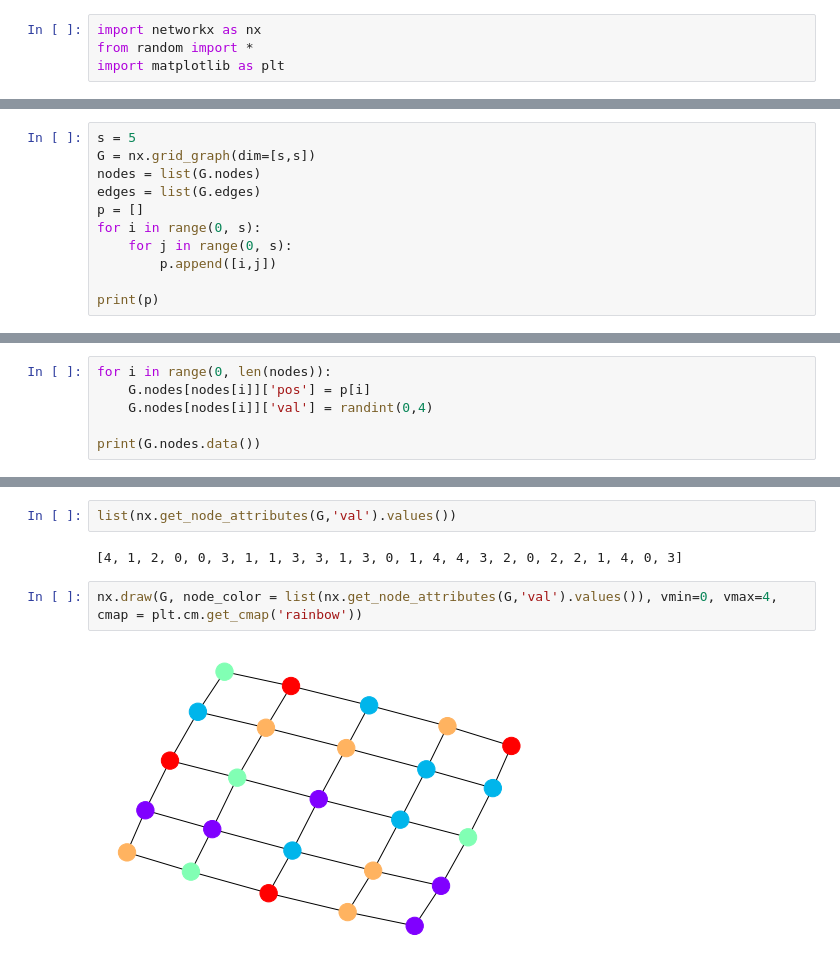
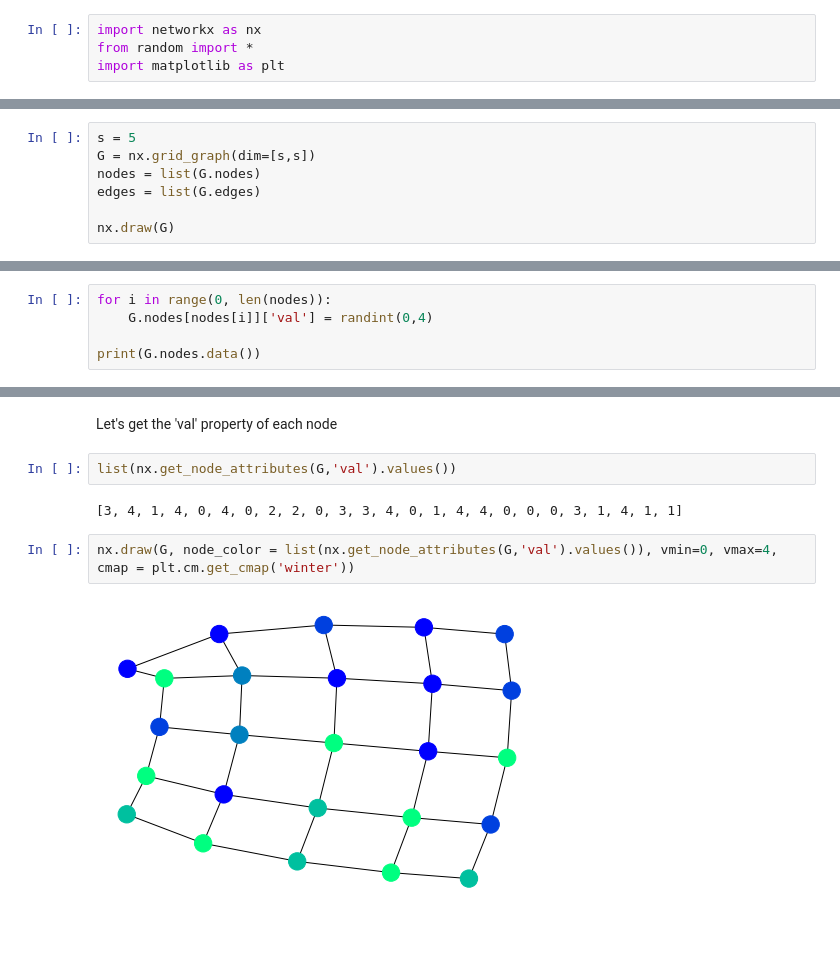
Before and after one commit to bertwagner/NetworkX-Twitter-Analysis, a Jupyter notebook: main.ipynb, the cells around one changed output, grey strips where cells are left out. Cells and saved outputs as stored; diff of their text form; blank space fills up the shorter version.

```diff
--- a/main.ipynb
+++ b/main.ipynb
@@ -7,10 +9,6 @@ s = 5
 G = nx.grid_graph(dim=[s,s])
 nodes = list(G.nodes)
 edges = list(G.edges)
-p = []
-for i in range(0, s):
-    for j in range(0, s):
-        p.append([i,j])
 
-print(p)
+nx.draw(G)
 # %% [output]
@@ -18,6 +16,5 @@ print(p)
 # %%
 for i in range(0, len(nodes)):
-    G.nodes[nodes[i]]['pos'] = p[i]
     G.nodes[nodes[i]]['val'] = randint(0,4)
 
 print(G.nodes.data())
@@ -30,8 +23,10 @@ nx.draw(G)
+# %% [markdown]
+Let's get the 'val' property of each node
 # %%
 list(nx.get_node_attributes(G,'val').values())
 # %% [output]
-[4, 1, 2, 0, 0, 3, 1, 1, 3, 3, 1, 3, 0, 1, 4, 4, 3, 2, 0, 2, 2, 1, 4, 0, 3]
+[3, 4, 1, 4, 0, 4, 0, 2, 2, 0, 3, 3, 4, 0, 1, 4, 4, 0, 0, 0, 3, 1, 4, 1, 1]
 # %%
-nx.draw(G, node_color = list(nx.get_node_attributes(G,'val').values()), vmin=0, vmax=4, cmap = plt.cm.get_cmap('rainbow'))
+nx.draw(G, node_color = list(nx.get_node_attributes(G,'val').values()), vmin=0, vmax=4, cmap = plt.cm.get_cmap('winter'))
 # %% [output]
-[figure, old version]
+[figure, new version]
```
Also changed, not shown: parts of 4 cells of this notebook.
